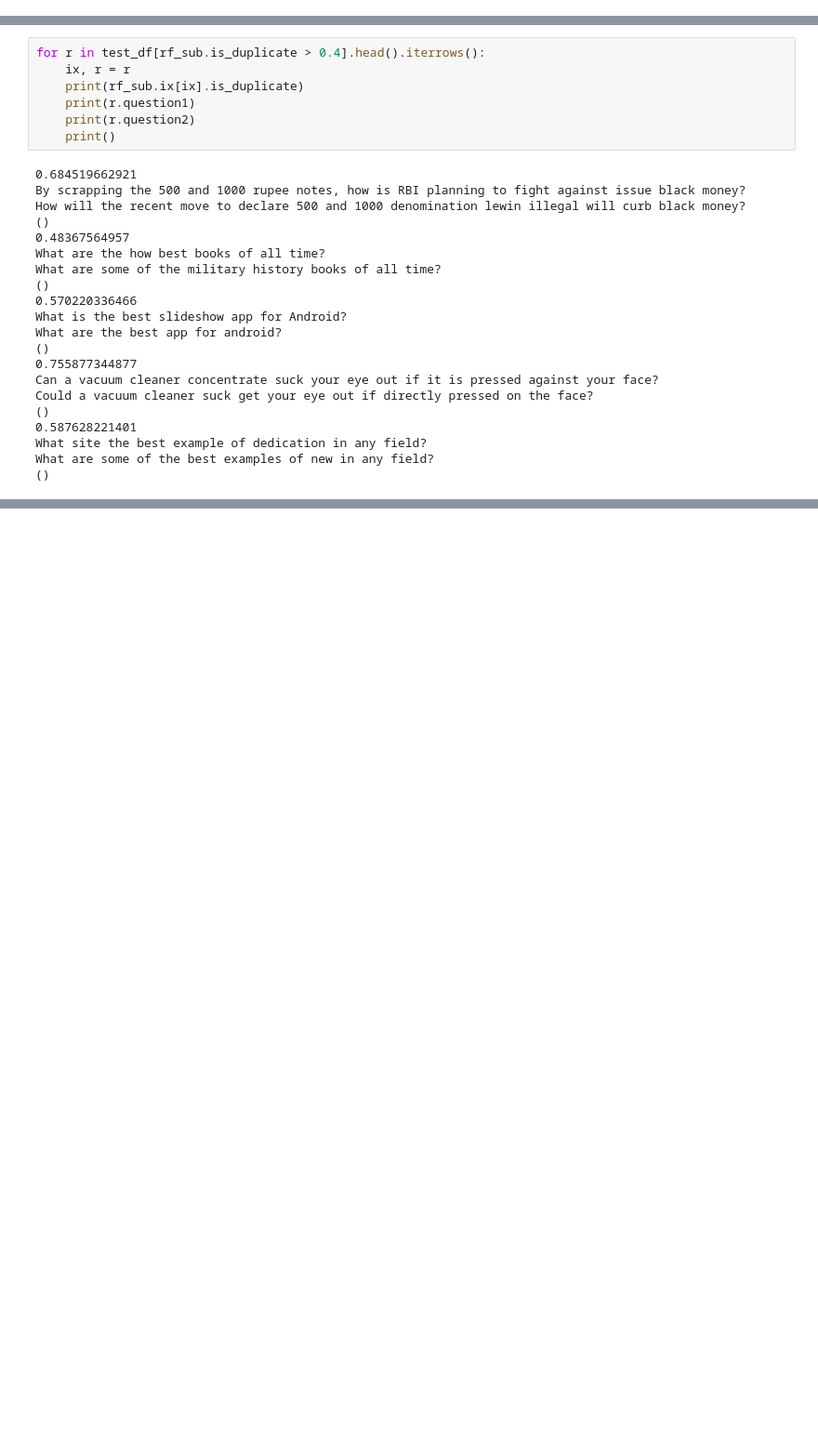
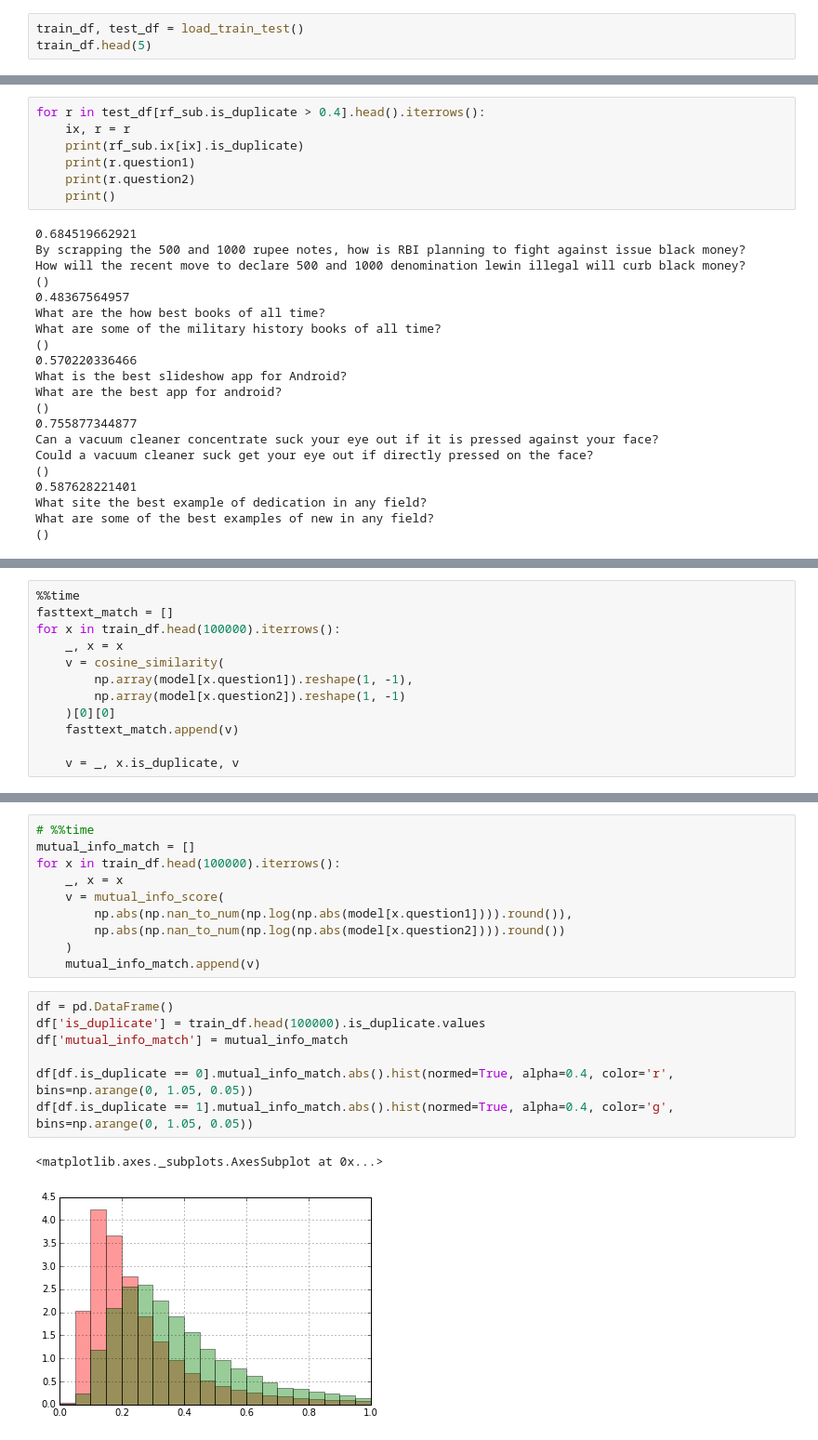
Before and after one commit to avsolatorio/kaggle-quora-question-pairs, a Jupyter notebook: src/Quora Duplicate Predictor.ipynb, the cells around one changed output, grey strips where cells are left out. Shown: that part at 93% size. Saved outputs shown, nothing was run; the diff lists cells and outputs as text; blank space fills up the shorter version.

```diff
--- a/src/Quora Duplicate Predictor.ipynb
+++ b/src/Quora Duplicate Predictor.ipynb
@@ -46,0 +16,3 @@ train_df.head(5)
+# %%
+train_df, test_df = load_train_test()
+train_df.head(5)
@@ -927,0 +1311,12 @@ del(train_df)
+# %%
+%%time
+fasttext_match = []
+for x in train_df.head(100000).iterrows():
+    _, x = x
+    v = cosine_similarity(
+        np.array(model[x.question1]).reshape(1, -1),
+        np.array(model[x.question2]).reshape(1, -1)
+    )[0][0]
+    fasttext_match.append(v)
+
+    v = _, x.is_duplicate, v
@@ -927,0 +1371,20 @@ del(train_df)
+# %%
+# %%time
+mutual_info_match = []
+for x in train_df.head(100000).iterrows():
+    _, x = x
+    v = mutual_info_score(
+        np.abs(np.nan_to_num(np.log(np.abs(model[x.question1]))).round()),
+        np.abs(np.nan_to_num(np.log(np.abs(model[x.question2]))).round())
+    )
+    mutual_info_match.append(v)
+# %%
+df = pd.DataFrame()
+df['is_duplicate'] = train_df.head(100000).is_duplicate.values
+df['mutual_info_match'] = mutual_info_match
+
+df[df.is_duplicate == 0].mutual_info_match.abs().hist(normed=True, alpha=0.4, color='r', bins=np.arange(0, 1.05, 0.05))
+df[df.is_duplicate == 1].mutual_info_match.abs().hist(normed=True, alpha=0.4, color='g', bins=np.arange(0, 1.05, 0.05))
+# %% [output]
+<matplotlib.axes._subplots.AxesSubplot at 0x...>
+[figure, added]
```
Also changed, not shown: parts of 88 cells of this notebook, 2 other files.
